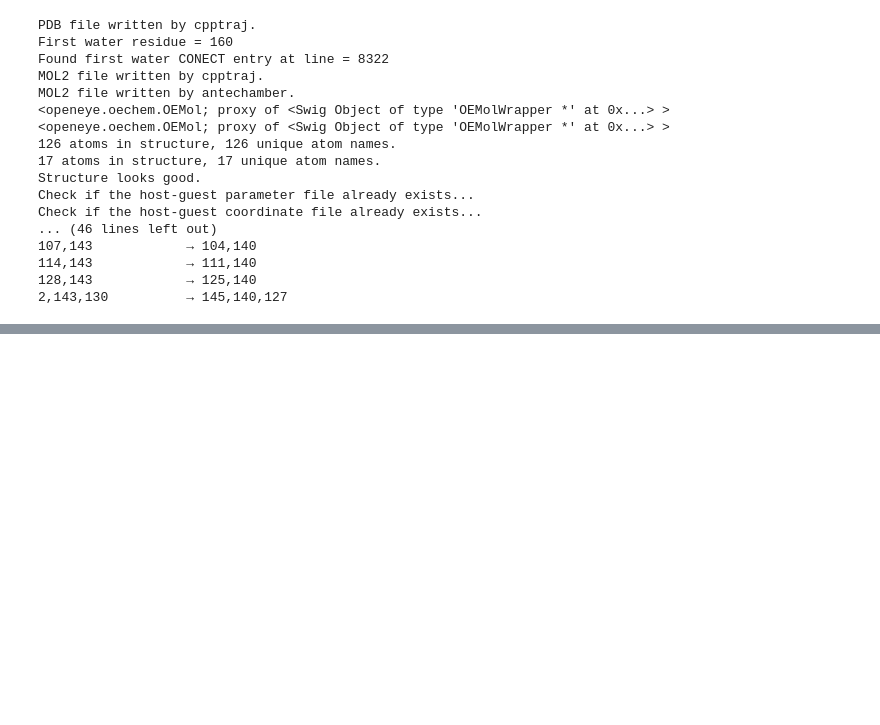
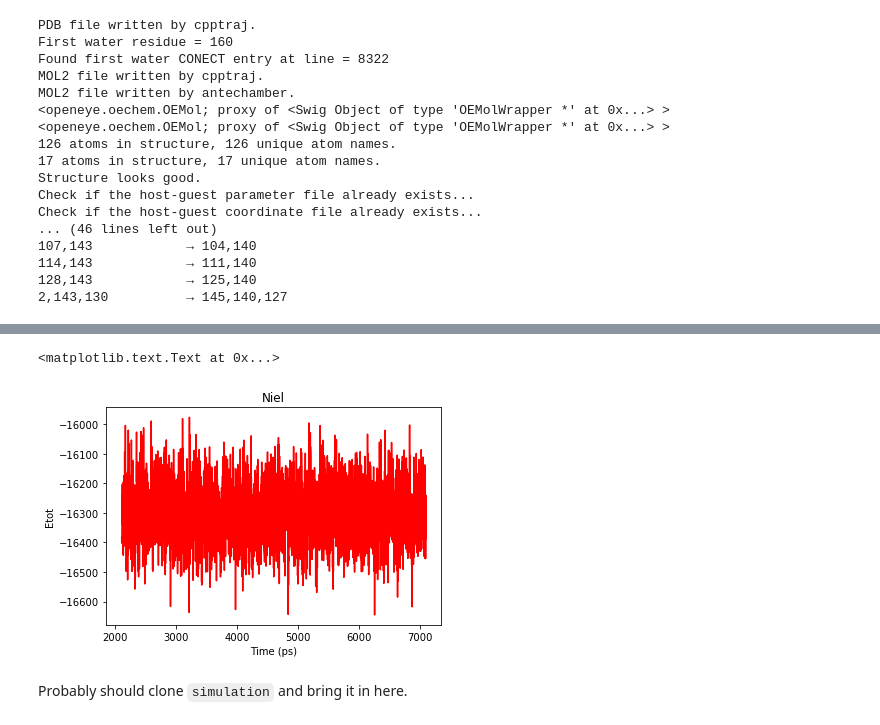
Before and after one commit to slochower/smirnoff-host-guest, a Jupyter notebook: run-complete-window.ipynb, the cells around one changed output, grey strips where cells are left out. Saved outputs shown, nothing was run; the diff lists cells and outputs as text; code cells hidden in the pictures; blank space fills up the shorter version.

Commit message:
Adds working example and simulation setup notebook

```diff
--- a/run-complete-window.ipynb
+++ b/run-complete-window.ipynb
@@ -63,0 +88,19 @@ with open('generated/a-bam-p/md.sh', 'w') as file:
+# %%
+with open('original/a-bam-p/mden.001') as mden:
+        energies, time_in_ps = [], []
+        for line_number, line in enumerate(mden):
+            if 'L0' in line and line_number != 0:
+                energy = line.split()[3]
+                energies.append(float(energy))
+                time = line.split()[2]
+                time_in_ps.append(float(time))
+# %%
+plt.plot(time_in_ps, energies, c='r')
+plt.xlabel('Time (ps)')
+plt.ylabel('Etot')
+plt.title('Niel')
+# %% [output]
+<matplotlib.text.Text at 0x...>
+[figure, added]
+# %% [markdown]
+Probably should clone `simulation` and bring it in here.
```
Also changed, not shown: parts of 7 cells of this notebook, 52 other files.
